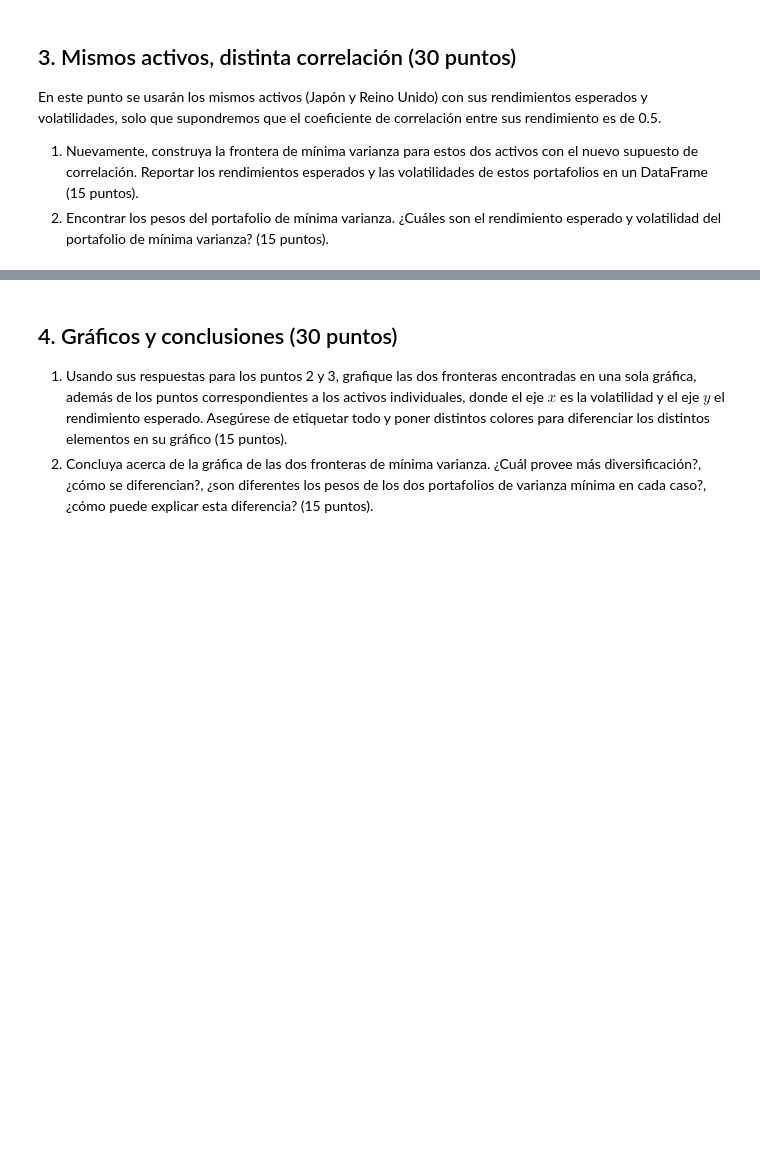
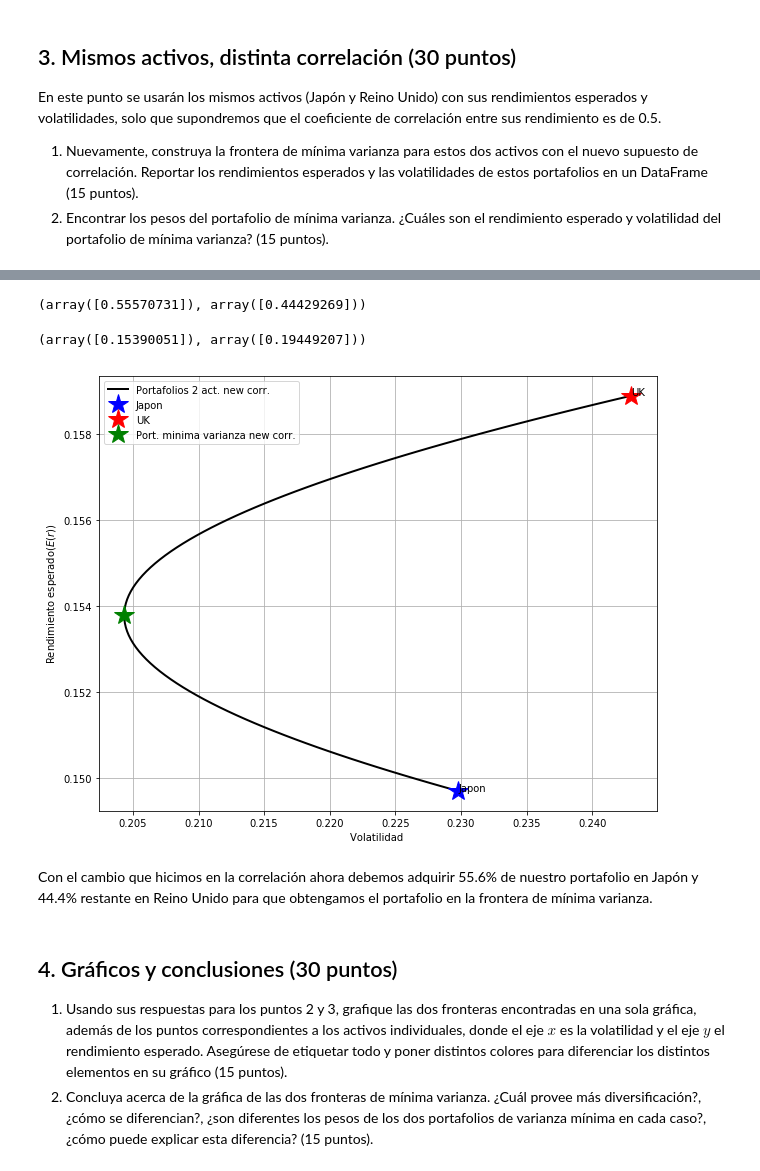
Before and after one commit to ariadnagalindom/portafolios, a Jupyter notebook: Modulo2/Tarea5_GalindoAriadna.ipynb, the cells around one changed output, grey strips where cells are left out. Saved outputs shown, nothing was run; the diff lists cells and outputs as text; code cells hidden in the pictures; blank space fills up the shorter version.

Commit message:
cambios antes clase 12

```diff
--- a/Modulo2/Tarea5_GalindoAriadna.ipynb
+++ b/Modulo2/Tarea5_GalindoAriadna.ipynb
@@ -98,3 +188,7 @@ En este punto se usarán los mismos activos (Japón y Reino Unido) con sus rendi
 
 1. Nuevamente, construya la frontera de mínima varianza para estos dos activos con el nuevo supuesto de correlación. Reportar los rendimientos esperados y las volatilidades de estos portafolios en un DataFrame (15 puntos).
 2. Encontrar los pesos del portafolio de mínima varianza. ¿Cuáles son el rendimiento esperado y volatilidad del portafolio de mínima varianza? (15 puntos).
+# %%
+#mostramos los datos de nuevo
+new_corr= 0.5
+annual_ret_summ.round(4)
@@ -100,0 +199,5 @@ En este punto se usarán los mismos activos (Japón y Reino Unido) con sus rendi
+# %%
+new_port=pd.DataFrame(data={'w':w,
+                               'Media':w*E1+(1-w)*E2,
+                               'Vol':((w*s1)**2+((1-w)*s2)**2+2*w*(1-w)*s1*s2*new_corr)**0.5})
+new_port.head()
@@ -100,0 +211,3 @@ En este punto se usarán los mismos activos (Japón y Reino Unido) con sus rendi
+# %%
+minvar2= opt.minimize(fun=varianza,x0=w0, args=(s1,s2,new_corr),bounds=bnd)
+minvar2
@@ -101,3 +224,35 @@ En este punto se usarán los mismos activos (Japón y Reino Unido) con sus rendi
+# %%
+# Peso del portafolio de minima varianza
+minvar2.x, 1-minvar2.x
+# %% [output]
+(array([0.55570731]), array([0.44429269]))
+# %%
+E_minvar_new=minvar2.x*E1+(1-minvar2.x)*E2
+s_minvar_new= varianza(minvar2.x,s1,s2,new_corr)**0.5
+E_minvar,s_minvar
+# %% [output]
+(array([0.15390051]), array([0.19449207]))
+# %%
+# Graficar el portafolio de varianza mínima
+# sobre el mismo gráfico realizado anteriormente
+plt.figure(figsize=(10,8))
+plt.plot(new_port['Vol'],new_port['Media'],'k',lw=2
+         ,label='Portafolios 2 act. new corr.')
+
+plt.plot(s1, E1, 'b*',ms=20,label='Japon')
+plt.plot(s2, E2, 'r*',ms=20,label='UK')
+plt.plot(s_minvar_new,E_minvar_new, 'g*',ms=20,label='Port. minima varianza new corr.')
+plt.text(s1,E1,'Japon')
+plt.text(s2,E2,'UK')
+plt.xlabel('Volatilidad ')
+plt.ylabel('Rendimiento esperado($E(r)$)')
+plt.legend(loc='best')
+plt.grid()
+plt.show()
+# %% [output]
+[figure, added]
+# %% [markdown]
+Con el cambio que hicimos en la correlación ahora debemos adquirir 55.6% de nuestro portafolio en Japón y 44.4% restante en Reino Unido para que obtengamos el portafolio en la frontera de mínima varianza.
 # %% [markdown]
 ## 4. Gráficos y conclusiones (30 puntos)
 
```
Also changed, not shown: parts of 18 cells of this notebook, 6 other files.
